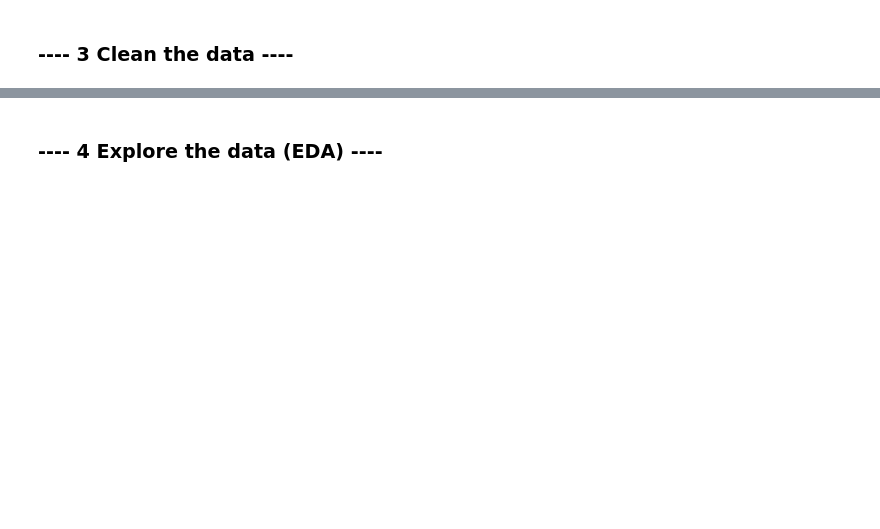
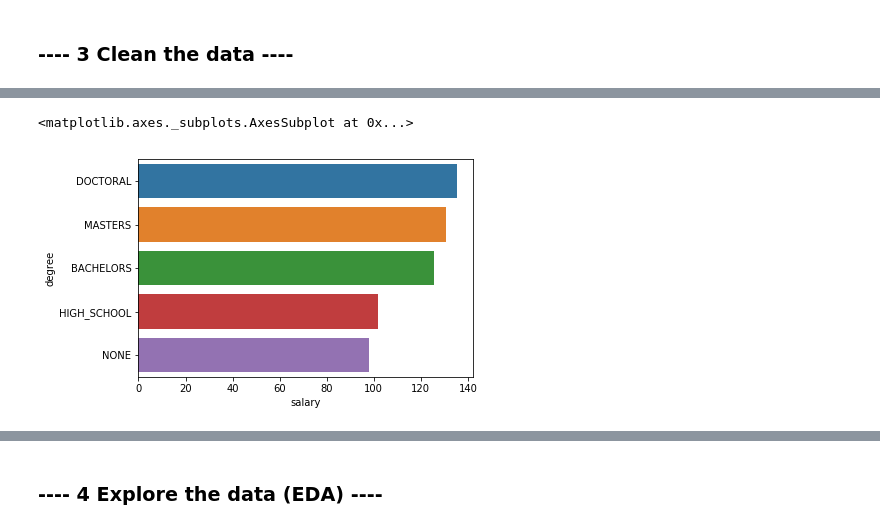
Before and after one commit to benleelewis/salaryprediction, a Jupyter notebook: Salary Prediction.ipynb, the cells around one changed output, grey strips where cells are left out. Saved outputs shown, nothing was run; the diff lists cells and outputs as text; code cells hidden in the pictures; blank space fills up the shorter version.

```diff
--- a/Salary Prediction.ipynb
+++ b/Salary Prediction.ipynb
@@ -21,3 +43,5 @@ __email__ = "your email here"
 ### ---- 2 Load the data ----
 # %%
 #load the data into a Pandas dataframe
+df_train_features = pd.read_csv('data/train_features.csv')
+df_train_salaries = pd.read_csv('data/train_salaries.csv')
@@ -23,0 +91,2 @@ __email__ = "your email here"
+# %%
+df_train = df_train_features.merge(df_train_salaries, on = 'jobId')
@@ -27,0 +153,3 @@ __email__ = "your email here"
+# %%
+education = df_train.groupby('degree').mean().sort_values(by  = 'salary', ascending = False)
+education
@@ -27,0 +174,5 @@ __email__ = "your email here"
+# %%
+sns.barplot(x = education['salary'], y = education.index)
+# %% [output]
+<matplotlib.axes._subplots.AxesSubplot at 0x...>
+[figure, added]
```
Also changed, not shown: parts of 57 cells of this notebook.
